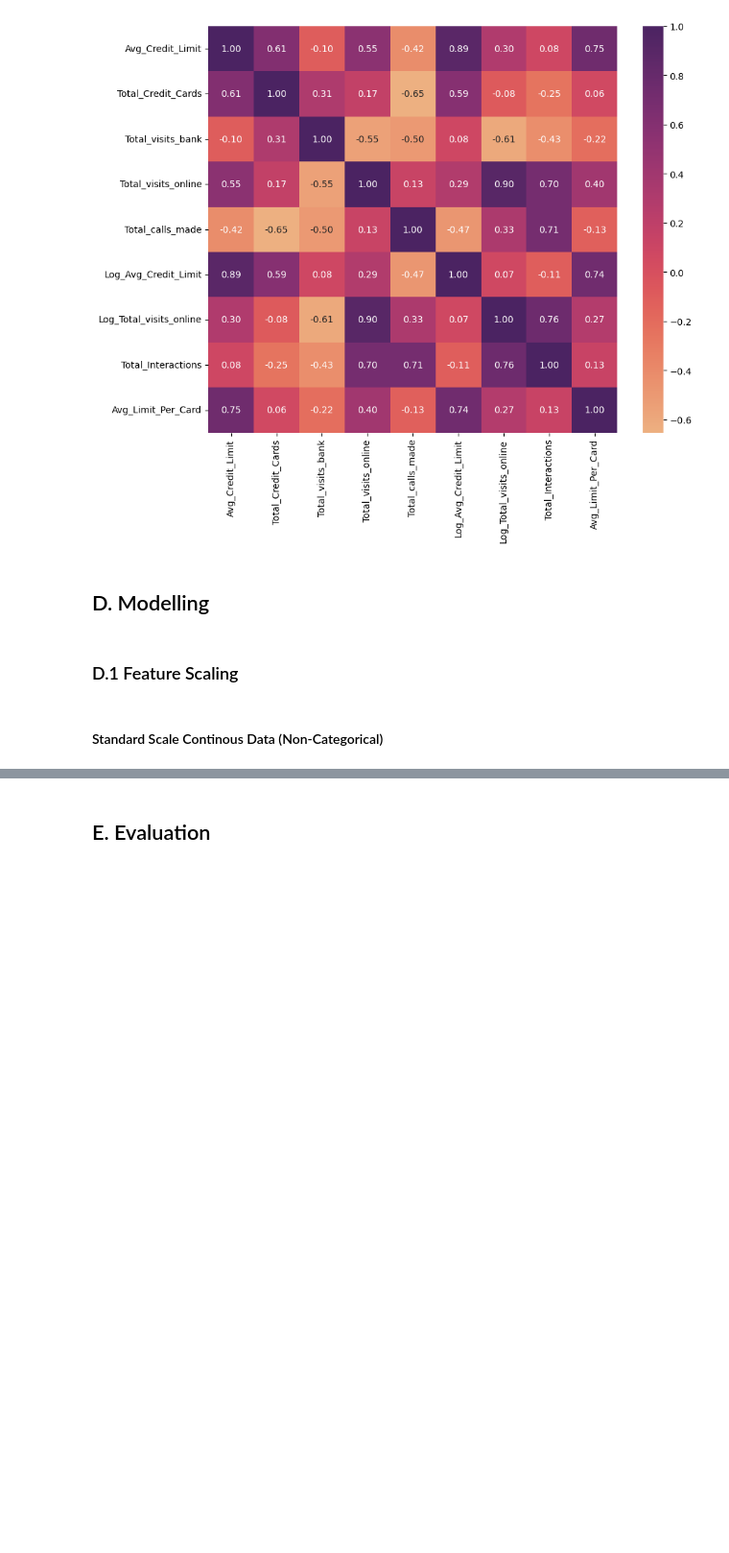
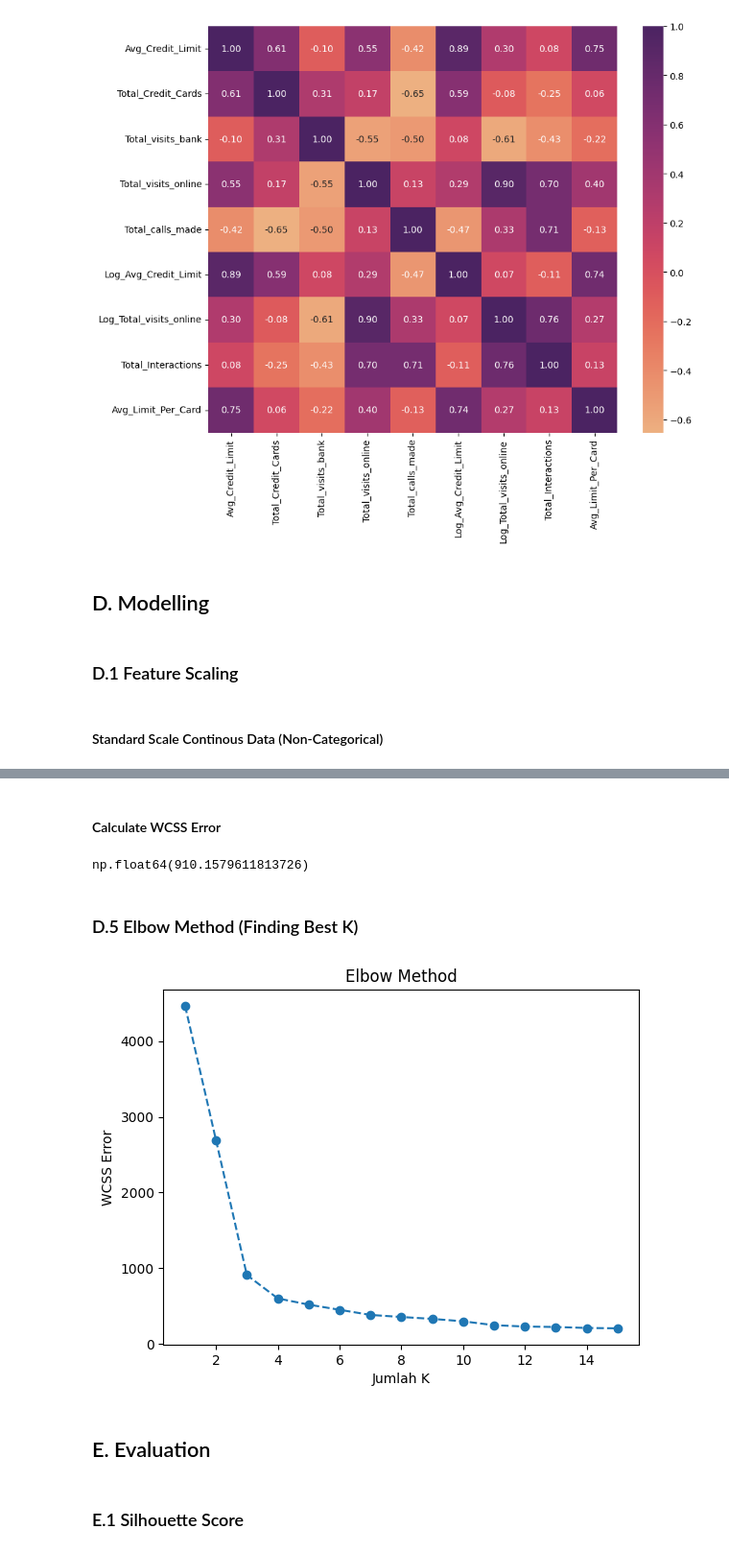
Before and after one commit to HablSank/1Day-1Dataset_MachineLearningProject, a Jupyter notebook: Day-11/K-Means (Customer Credit Card)/customercreditcard.ipynb, the cells around one changed output, grey strips where cells are left out. Shown at 96% size. Drawn from its saved outputs; the diff is of its cells as text; code cells hidden in the pictures; blank space fills up the shorter version.

```diff
--- a/Day-11/K-Means (Customer Credit Card)/customercreditcard.ipynb
+++ b/Day-11/K-Means (Customer Credit Card)/customercreditcard.ipynb
@@ -265,0 +321,13 @@ plt.show()
+# %%
+def kmeans_plusplus(df, k, max_iter=1000, tol=1e-4):
+    X = df.values
+    centroids = init_kmeans_plusplus(X, k)
+
+    for i in range(max_iter):
+        euclid = np.linalg.norm(X[:, None] - centroids, axis=2)
+        labels = np.argmin(euclid, axis=1)
+        new_centroids = np.array([X[labels == i].mean(axis=0) for i in range(k)])
+        if np.linalg.norm(new_centroids - centroids) < tol:
+            break
+        centroids = new_centroids
+    return labels, centroids
@@ -266,2 +336,36 @@ plt.show()
+# %% [markdown]
+#### Calculate WCSS Error
+# %%
+def calc_wcss(df, k):
+    X = df.to_numpy()
+    clusters, centroids = kmeans_plusplus(df, k)
+    euclid = np.linalg.norm(X[:, None] - centroids, axis=2)
+    min_distance = np.min(euclid, axis=1)
+    wcss = np.sum(min_distance ** 2)
+    return wcss
+# %%
+calc_wcss(df_pca, 3)
+# %% [output]
+np.float64(910.1579611813726)
+# %% [markdown]
+### D.5 Elbow Method (Finding Best K)
+# %%
+def elbow_method(df, maxk = 10):
+    wcss_values = []
+    for k in range(1, maxk + 1):
+        wcss = calc_wcss(df, k)
+        wcss_values.append(wcss)
+
+    plt.plot(range(1, maxk + 1), wcss_values, marker='o', linestyle='--')
+    plt.title("Elbow Method")
+    plt.ylabel("WCSS Error")
+    plt.xlabel("Jumlah K")
+    plt.show()
+# %%
+elbow_method(df_pca, 15)
+# %% [output]
+[figure, added]
 # %% [markdown]
 ## E. Evaluation
+# %% [markdown]
+### E.1 Silhouette Score
```
Also changed, not shown: parts of 11 cells of this notebook.
